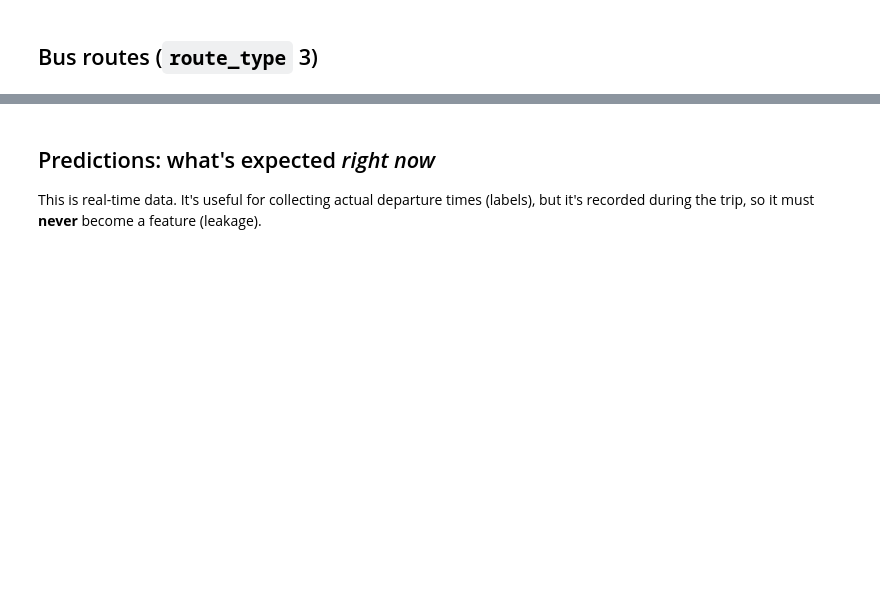
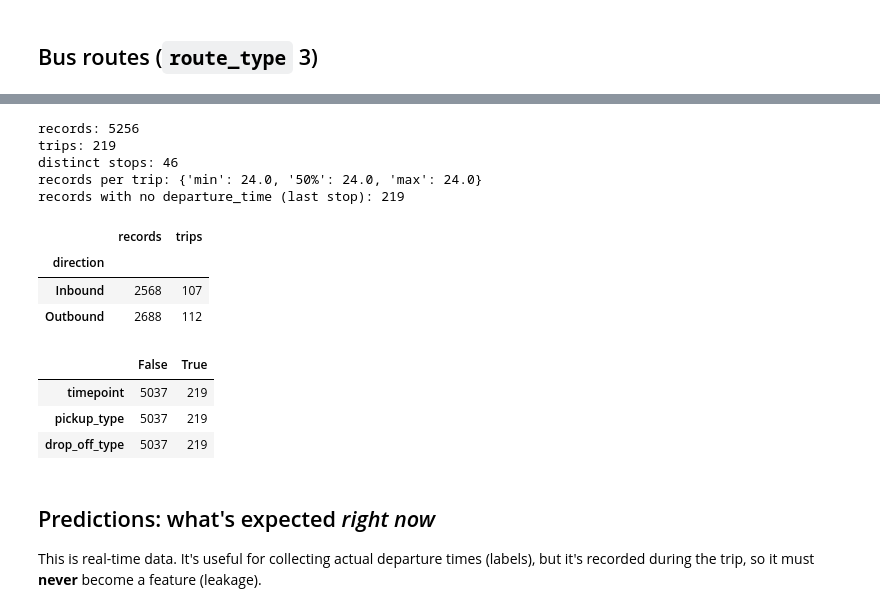
Before and after one commit to PrestonRamsay/pulse, a Jupyter notebook: notebooks/02_explore_mbta_api.ipynb, the cells around one changed output, grey strips where cells are left out. Drawn from its saved outputs; the diff is of its cells as text; code cells hidden in the pictures; blank space fills up the shorter version.

```diff
--- a/notebooks/02_explore_mbta_api.ipynb
+++ b/notebooks/02_explore_mbta_api.ipynb
@@ -6,14 +6,23 @@ Exploration only: ingestion belongs in `src/`.
 **API:** https://api-v3.mbta.com (JSON:API format). It works without a key at 20 requests/minute.
 For more headroom, get a free key at https://api-v3.mbta.com and set the `MBTA_API_KEY` environment variable; never paste the key into this notebook.
 # %%
+import json
 import os
+import sys
 from datetime import date
+from pathlib import Path
+
+sys.path.insert(0, str(Path.cwd().parent))  # the kernel starts in notebooks/
+from src.db import database_url  # also loads DATABASE_URL and MBTA_API_KEY from ../.env
 
 import pandas as pd
+import psycopg
 import requests
 
 BASE_URL = "https://api-v3.mbta.com"
-ROUTE = "1"  # a busy, frequent route to look at
+ROUTE = "1"         # API id; the files write it as "01"
+FILE_ROUTE = "01"
+TODAY = date.today().isoformat()
 
 session = requests.Session()
 if os.environ.get("MBTA_API_KEY"):
@@ -52,0 +89,4 @@ sched.head()
+# %%
+raw = get("schedules", **{"filter[route]": ROUTE, "filter[date]": TODAY})["data"]
+print(len(raw), "schedule records for route", ROUTE, "on", TODAY)
+print(json.dumps({k: raw[0][k] for k in ["id", "attributes", "relationships"]}, indent=2))
@@ -53,5 +111,29 @@ sched.head()
+# %%
+sched = flatten(raw)
+sched["direction"] = sched["direction_id"].map({0: "Outbound", 1: "Inbound"})
+print("records:", len(sched))
+print("trips:", sched["trip_id"].nunique())
+print("distinct stops:", sched["stop_id"].nunique())
+print("records per trip:", sched.groupby("trip_id").size().describe()[["min", "50%", "max"]].to_dict())
+print("records with no departure_time (last stop):", sched["departure_time"].isna().sum())
+sched.groupby("direction").agg(records=("id", "size"), trips=("trip_id", "nunique"))
+# %% [output]
+records: 5256
+trips: 219
+distinct stops: 46
+records per trip: {'min': 24.0, '50%': 24.0, 'max': 24.0}
+records with no departure_time (last stop): 219
+|  | records | trips |
+| direction |  |  |
+| Inbound | 2568 | 107 |
+| Outbound | 2688 | 112 |
 # %%
 sched[["timepoint", "pickup_type", "drop_off_type"]].apply(lambda s: s.value_counts(dropna=False)).T
+# %% [output]
+|  | False | True |
+| timepoint | 5037 | 219 |
+| pickup_type | 5037 | 219 |
+| drop_off_type | 5037 | 219 |
 # %% [markdown]
 ## Predictions: what's expected *right now*
 
```
Also changed, not shown: parts of 15 cells of this notebook, 1 other file.
